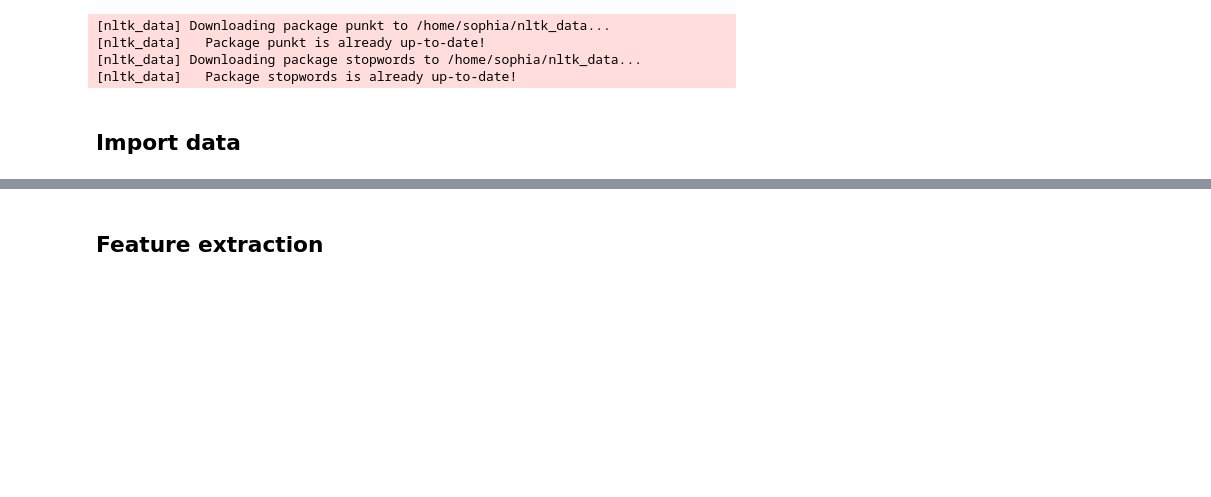
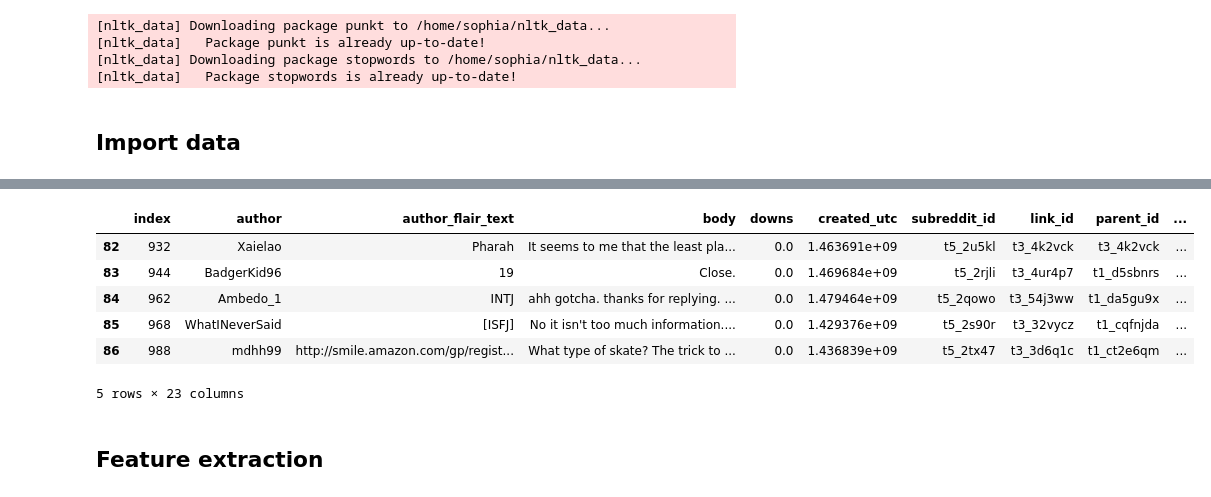
Before and after one commit to sophiasylvester/Big5-NLP, a Jupyter notebook: data_preprocessing.ipynb, the cells around one changed output, grey strips where cells are left out. Cells and saved outputs as stored; diff of their text form; code cells hidden in the pictures; blank space fills up the shorter version.

```diff
--- a/data_preprocessing.ipynb
+++ b/data_preprocessing.ipynb
@@ -96,3 +74,23 @@ pandoradf.tail()
+# %%
+pandora = pd.read_csv('/home/sophia/ma_py/pandora_bigfive1000.csv')
+
+authors = pd.read_csv('/home/sophia/ma_py/author_profiles.csv')
+
+bigfive = authors[['author', 'agreeableness','openness','conscientiousness','extraversion','neuroticism']]
+bigfive = bigfive.dropna()
+
+pandoradf = pd.merge(pandora, bigfive, on='author', how='outer')
+pandoradf = pandoradf.dropna()
+pandoradf = pandoradf.reset_index()
+pandoradf.tail()
+# %% [output]
+|  | index | author | author_flair_text | body | downs | created_utc | subreddit_id | link_id | parent_id | ... |
+| 82 | 932 | Xaielao | Pharah | It seems to me that the least pla... | 0.0 | 1.463691e+09 | t5_2u5kl | t3_4k2vck | t3_4k2vck | ... |
+| 83 | 944 | BadgerKid96 | 19 | Close. | 0.0 | 1.469684e+09 | t5_2rjli | t3_4ur4p7 | t1_d5sbnrs | ... |
+| 84 | 962 | Ambedo_1 | INTJ | ahh gotcha. thanks for replying. ... | 0.0 | 1.479464e+09 | t5_2qowo | t3_54j3ww | t1_da5gu9x | ... |
+| 85 | 968 | WhatINeverSaid | [ISFJ] | No it isn't too much information.... | 0.0 | 1.429376e+09 | t5_2s90r | t3_32vycz | t1_cqfnjda | ... |
+| 86 | 988 | mdhh99 | http://smile.amazon.com/gp/regist... | What type of skate? The trick to ... | 0.0 | 1.436839e+09 | t5_2tx47 | t3_3d6q1c | t1_ct2e6qm | ... |
+5 rows × 23 columns
 # %% [markdown]
 ## Feature extraction
 # %%
```
Also changed, not shown: parts of 24 cells of this notebook.
